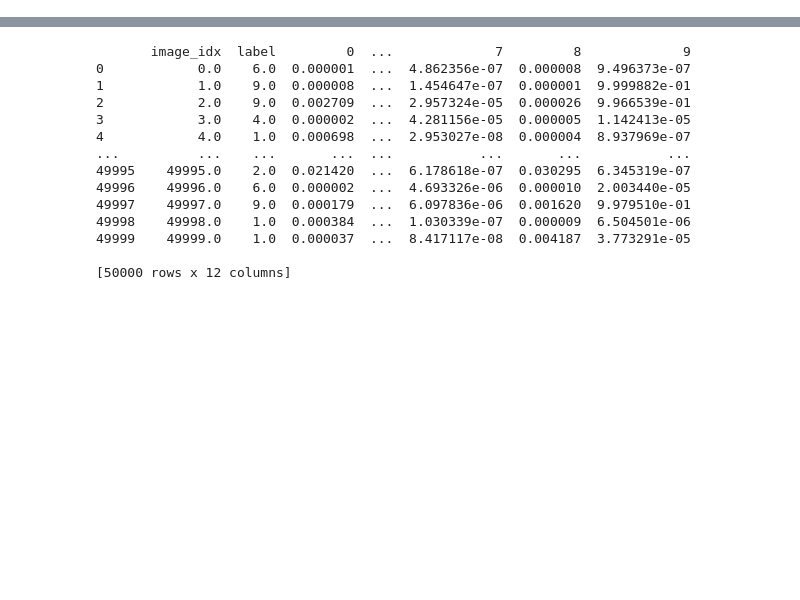
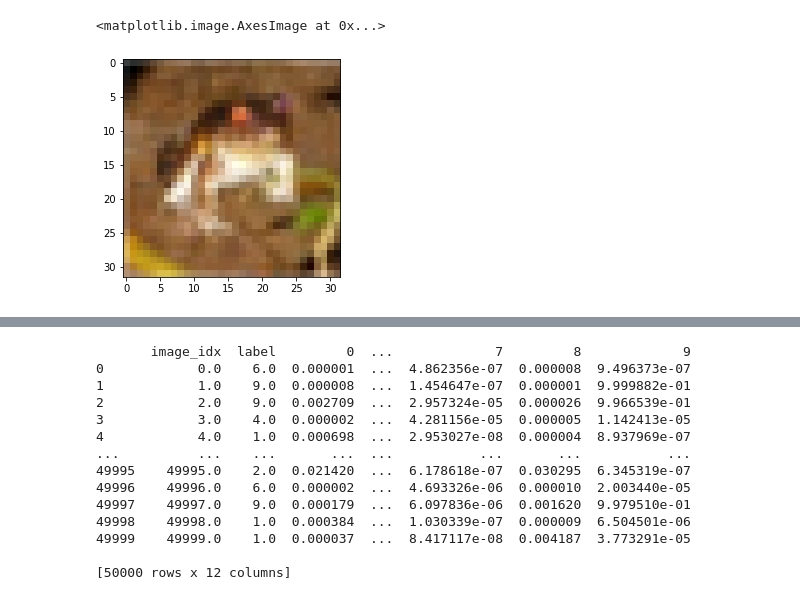
Before and after one commit to SeHwanYoo/gitc_paper_cutoff, a Jupyter notebook: image classficiation.ipynb, the cells around one changed output, grey strips where cells are left out. Drawn from its saved outputs; the diff is of its cells as text; code cells hidden in the pictures; blank space fills up the shorter version.

```diff
--- a/image classficiation.ipynb
+++ b/image classficiation.ipynb
@@ -0,0 +1,10 @@
+# %%
+# test
+(train_images, train_features), (test_images, test_features) = tf.keras.datasets.cifar10.load_data()
+
+# for images
+# train_images.shape
+plt.imshow(train_images[0])
+# %% [output]
+<matplotlib.image.AxesImage at 0x...>
+[figure, added]
```
Also changed, not shown: parts of 18 cells of this notebook.
